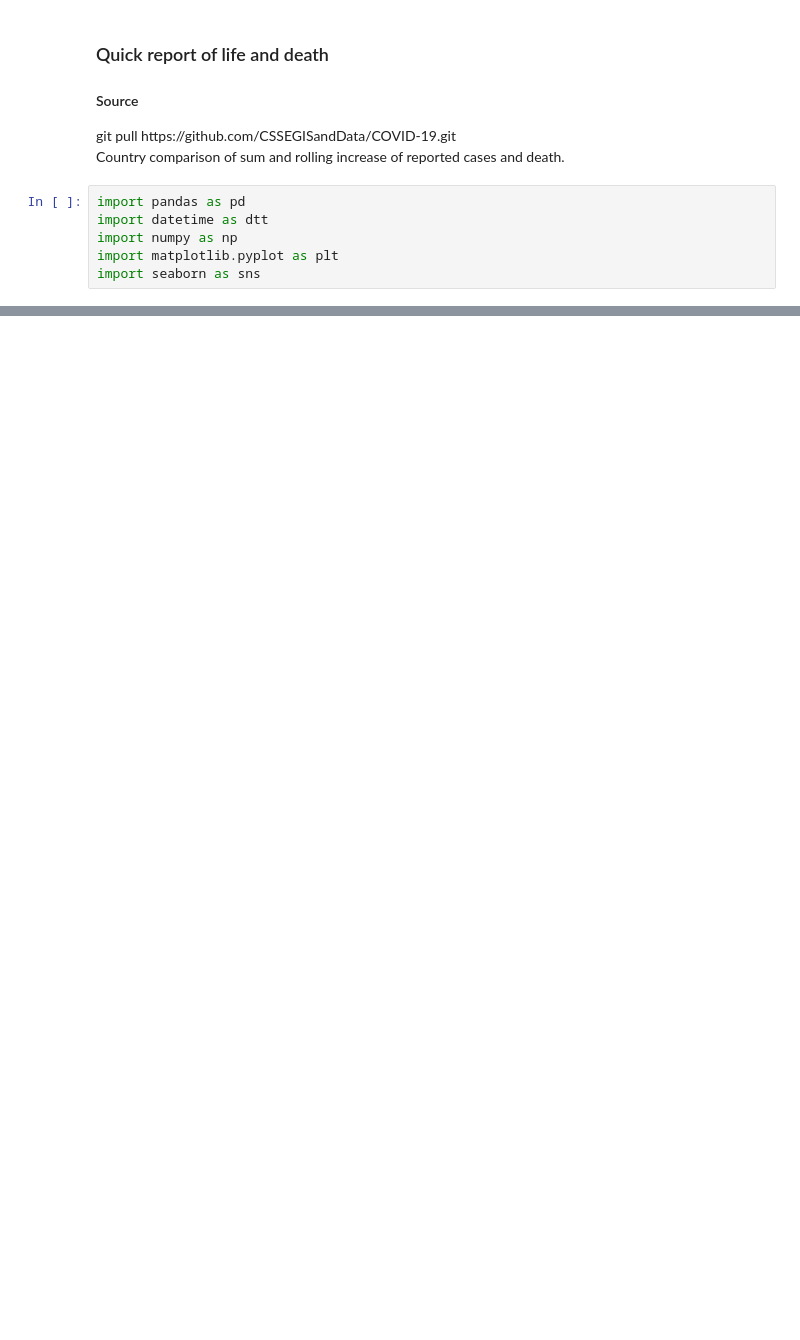
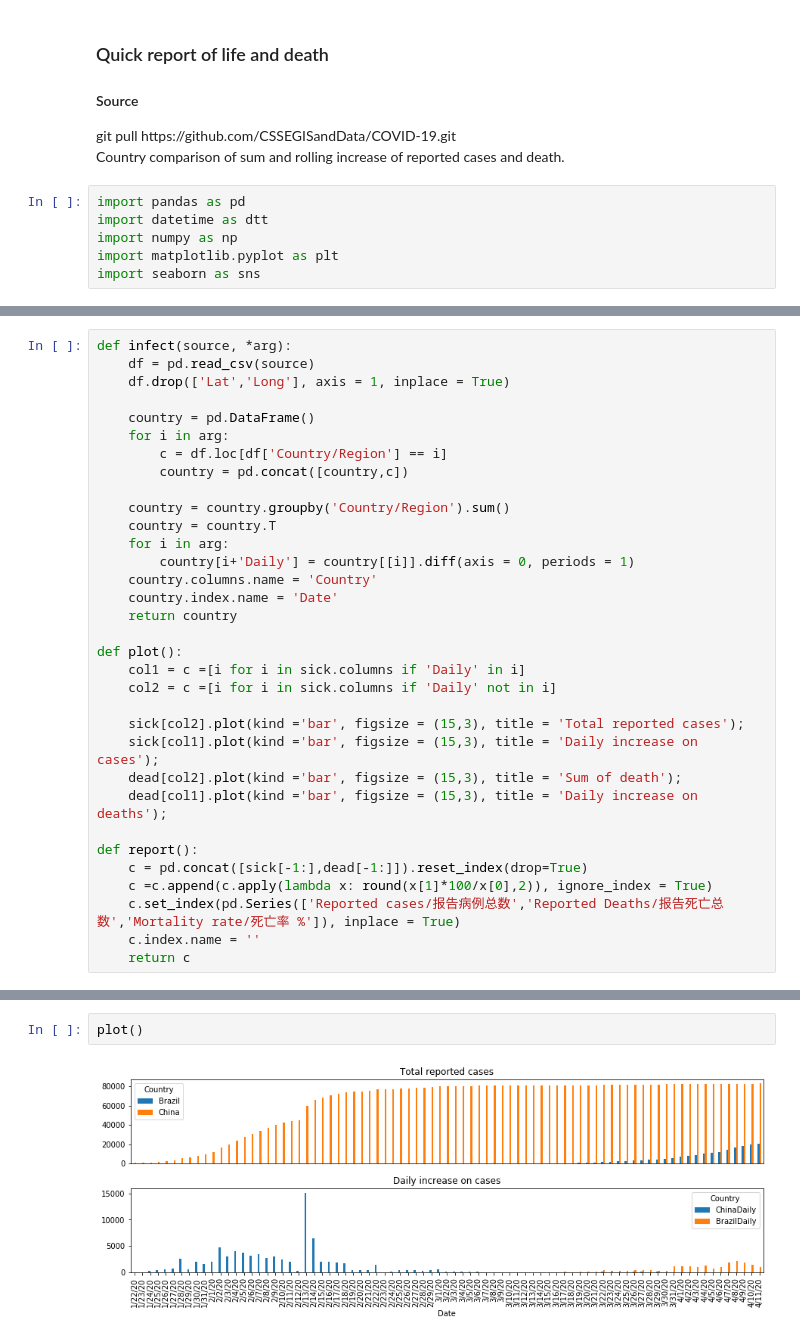
Before and after one commit to Htrismegistos/projectbuds, a Jupyter notebook: CoronaV/QuickView.ipynb, the cells around one changed output, grey strips where cells are left out. Saved outputs shown, nothing was run; the diff lists cells and outputs as text; blank space fills up the shorter version.

```diff
--- a/CoronaV/QuickView.ipynb
+++ b/CoronaV/QuickView.ipynb
@@ -38,0 +14,33 @@ countryD['UKDaily'] = countryD[['United Kingdom']].diff(axis = 0, periods = 1)
+# %%
+def infect(source, *arg):
+    df = pd.read_csv(source)
+    df.drop(['Lat','Long'], axis = 1, inplace = True)
+
+    country = pd.DataFrame()
+    for i in arg:
+        c = df.loc[df['Country/Region'] == i]
+        country = pd.concat([country,c])
+
+    country = country.groupby('Country/Region').sum()
+    country = country.T
+    for i in arg:
+        country[i+'Daily'] = country[[i]].diff(axis = 0, periods = 1)
+    country.columns.name = 'Country'
+    country.index.name = 'Date'
+    return country
+
+def plot():
+    col1 = c =[i for i in sick.columns if 'Daily' in i]
+    col2 = c =[i for i in sick.columns if 'Daily' not in i]
+
+    sick[col2].plot(kind ='bar', figsize = (15,3), title = 'Total reported cases');
+    sick[col1].plot(kind ='bar', figsize = (15,3), title = 'Daily increase on cases');
+    dead[col2].plot(kind ='bar', figsize = (15,3), title = 'Sum of death');
+    dead[col1].plot(kind ='bar', figsize = (15,3), title = 'Daily increase on deaths');
+
+def report():
+    c = pd.concat([sick[-1:],dead[-1:]]).reset_index(drop=True)
+    c =c.append(c.apply(lambda x: round(x[1]*100/x[0],2)), ignore_index = True)
+    c.set_index(pd.Series(['Reported cases/报告病例总数','Reported Deaths/报告死亡总数','Mortality rate/死亡率 %']), inplace = True)
+    c.index.name = ''
+    return c
@@ -38,0 +55,4 @@ countryD['UKDaily'] = countryD[['United Kingdom']].diff(axis = 0, periods = 1)
+# %%
+plot()
+# %% [output]
+[figure, added]
```
Also changed, not shown: parts of 14 cells of this notebook, 2 other files.
